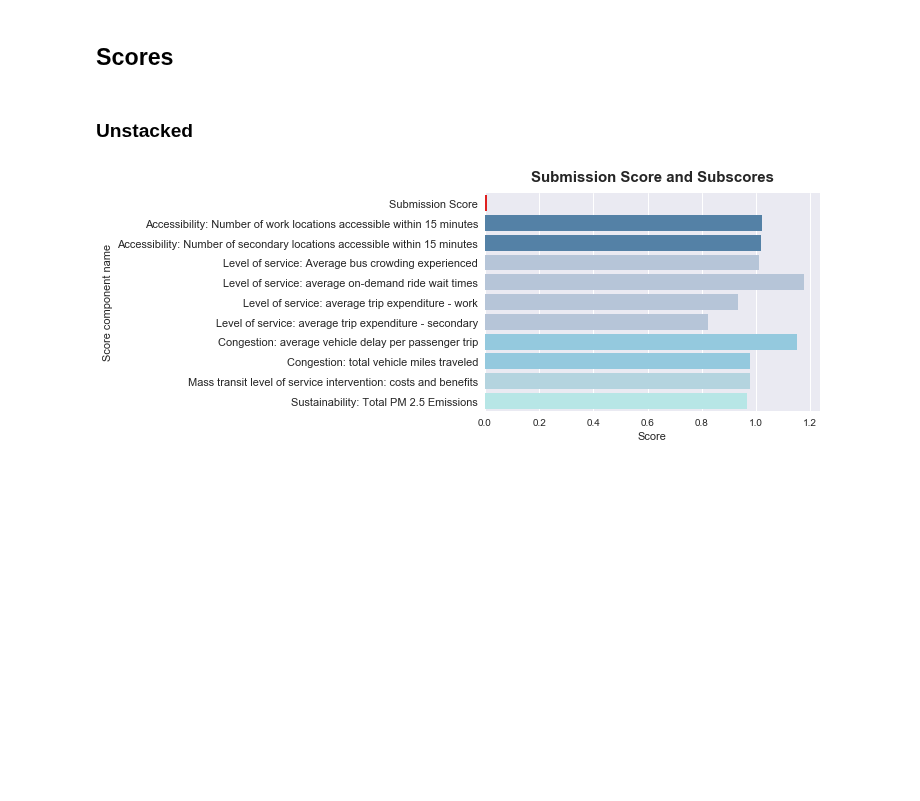
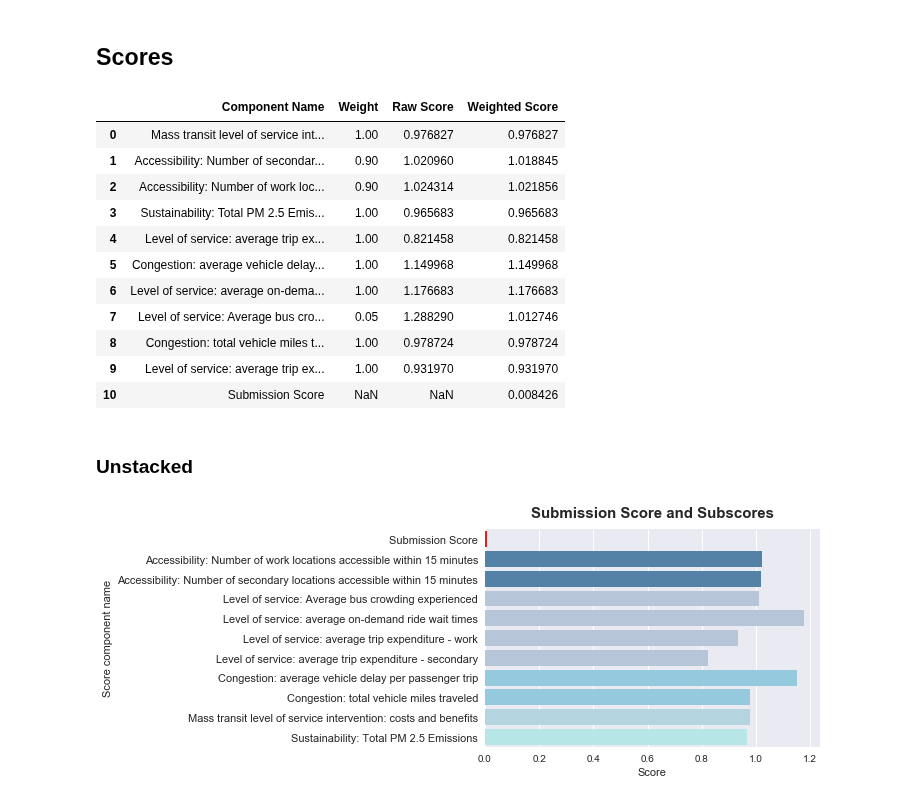
Before and after one commit to bistro-its-berkeley/BISTRO-Starter-Kit, a Jupyter notebook: utilities/Visualization_outputs.ipynb, the cells around one changed output. Saved outputs shown, nothing was run; the diff lists cells and outputs as text; code cells hidden in the pictures; blank space fills up the shorter version.

```diff
--- a/utilities/Visualization_outputs.ipynb
+++ b/utilities/Visualization_outputs.ipynb
@@ -53,6 +54,22 @@ def unzip_file(path):
 # %%
 # Get data
 scores_data = path.join(warm_start_output_path, "competition/submissionScores.csv")
+# %%
+scores = pd.read_csv(scores_data)
+scores
+# %% [output]
+|  | Component Name | Weight | Raw Score | Weighted Score |
+| 0 | Mass transit level of service int... | 1.00 | 0.976827 | 0.976827 |
+| 1 | Accessibility: Number of secondar... | 0.90 | 1.020960 | 1.018845 |
+| 2 | Accessibility: Number of work loc... | 0.90 | 1.024314 | 1.021856 |
+| 3 | Sustainability: Total PM 2.5 Emis... | 1.00 | 0.965683 | 0.965683 |
+| 4 | Level of service: average trip ex... | 1.00 | 0.821458 | 0.821458 |
+| 5 | Congestion: average vehicle delay... | 1.00 | 1.149968 | 1.149968 |
+| 6 | Level of service: average on-dema... | 1.00 | 1.176683 | 1.176683 |
+| 7 | Level of service: Average bus cro... | 0.05 | 1.288290 | 1.012746 |
+| 8 | Congestion: total vehicle miles t... | 1.00 | 0.978724 | 0.978724 |
+| 9 | Level of service: average trip ex... | 1.00 | 0.931970 | 0.931970 |
+| 10 | Submission Score | NaN | NaN | 0.008426 |
 # %% [markdown]
 ### Unstacked
 # %%
```
Also changed, not shown: parts of 17 cells of this notebook.
